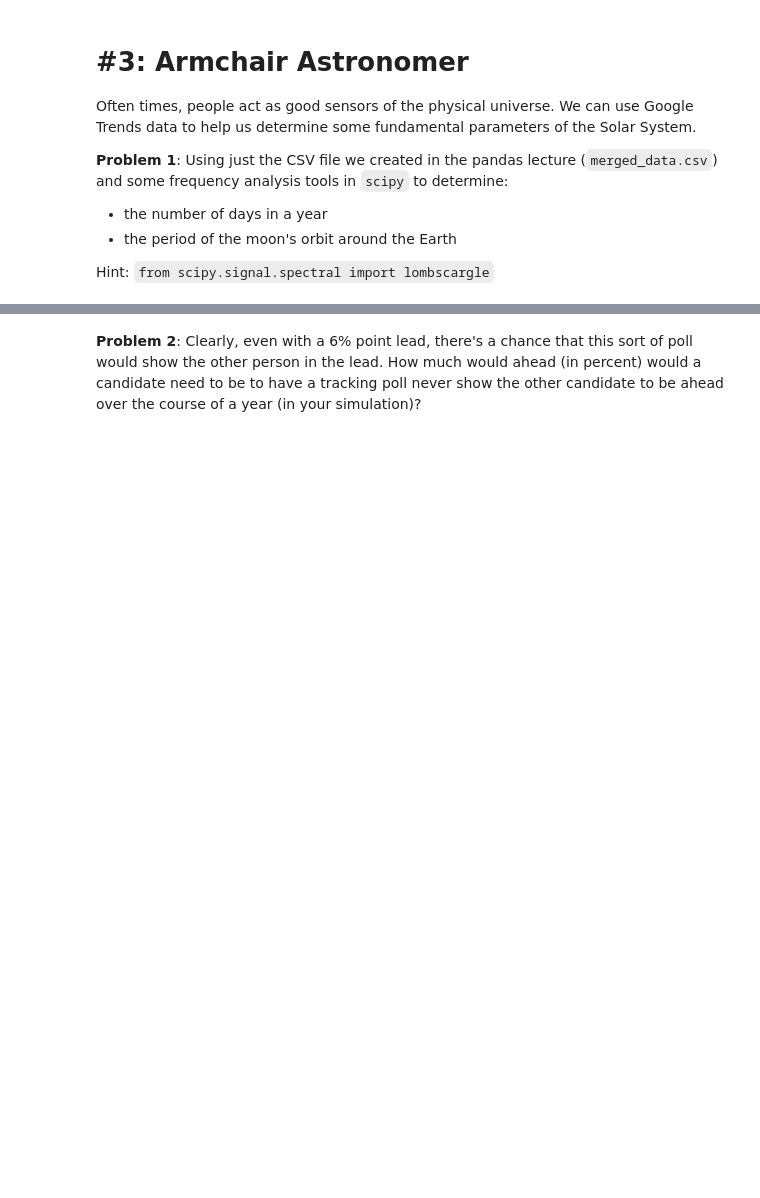
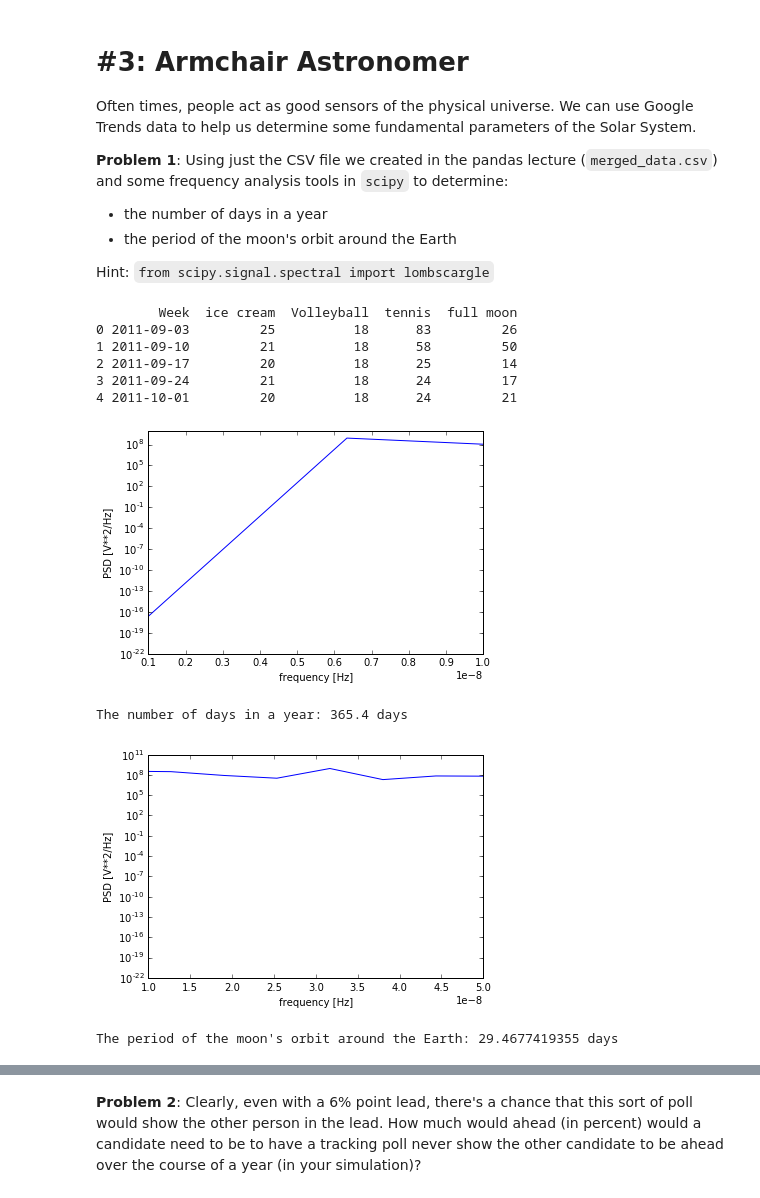
Before and after one commit to cyivy1992/AY250-homeworks, a Jupyter notebook: hw_1/hw_1_assignment.ipynb, the cells around one changed output, grey strips where cells are left out. Saved outputs shown, nothing was run; the diff lists cells and outputs as text; code cells hidden in the pictures; blank space fills up the shorter version.

```diff
--- a/hw_1/hw_1_assignment.ipynb
+++ b/hw_1/hw_1_assignment.ipynb
@@ -439,0 +438,54 @@ from scipy.signal.spectral import lombscargle
+# %%
+# your code here
+import pandas as pd
+
+# Also assume merged_data.csv is stored at data
+data = pd.read_csv('data/merged_data.csv')
+#print(data.head())
+data['Week'] = pd.to_datetime(data['Week'])
+#data.set_index('Week', inplace=True)
+print(data.head())
+
+# use periodogram
+from scipy.signal import periodogram
+
+# the number of days in a year
+ice_cream = data['ice cream'] # Volleyball, tennis give the same result
+#print(fm.head())
+f_ice,Pxx_ice = periodogram(np.asarray(ice_cream),fs = (1./(7*24*3600)))
+plt.semilogy(f_ice,Pxx_ice)
+plt.xlim([1e-9, 1e-8])
+plt.xlabel('frequency [Hz]')
+plt.ylabel('PSD [V**2/Hz]')
+plt.show()
+
+f_idx = np.argmax(Pxx_ice)
+fmax = f_ice[f_idx]
+period_year = 1.0/fmax/3600/24
+print("The number of days in a year:",period_year,"days")
+
+# the period of the moon's orbit around the Earth
+fm = data['full moon']
+#print(fm.head())
+f,Pxx = periodogram(np.asarray(fm),fs = (1./(7*24*3600)))
+plt.semilogy(f,Pxx)
+plt.xlim([1e-8, 5e-8])
+plt.xlabel('frequency [Hz]')
+plt.ylabel('PSD [V**2/Hz]')
+plt.show()
+
+f_idx = np.argmax(Pxx)
+fmax = f[f_idx]
+period_moon = 1.0/fmax/3600/24
+print("The period of the moon's orbit around the Earth:",period_moon, "days")
+# %% [output]
+        Week  ice cream  Volleyball  tennis  full moon
+0 2011-09-03         25          18      83         26
+1 2011-09-10         21          18      58         50
+2 2011-09-17         20          18      25         14
+3 2011-09-24         21          18      24         17
+4 2011-10-01         20          18      24         21
+[figure, added]
+The number of days in a year: 365.4 days
+[figure, added]
+The period of the moon's orbit around the Earth: 29.4677419355 days
```
Also changed, not shown: parts of 12 cells of this notebook.
